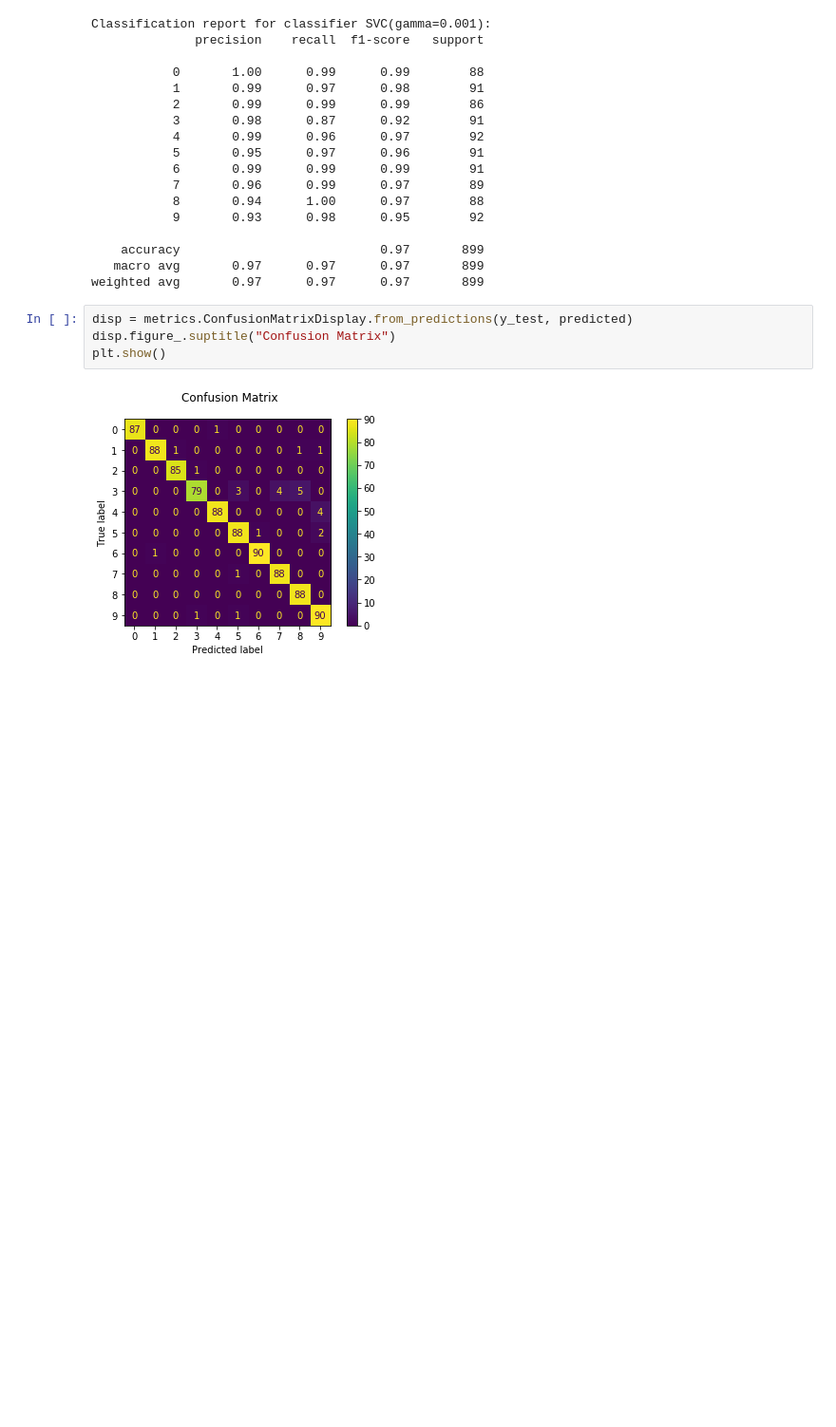
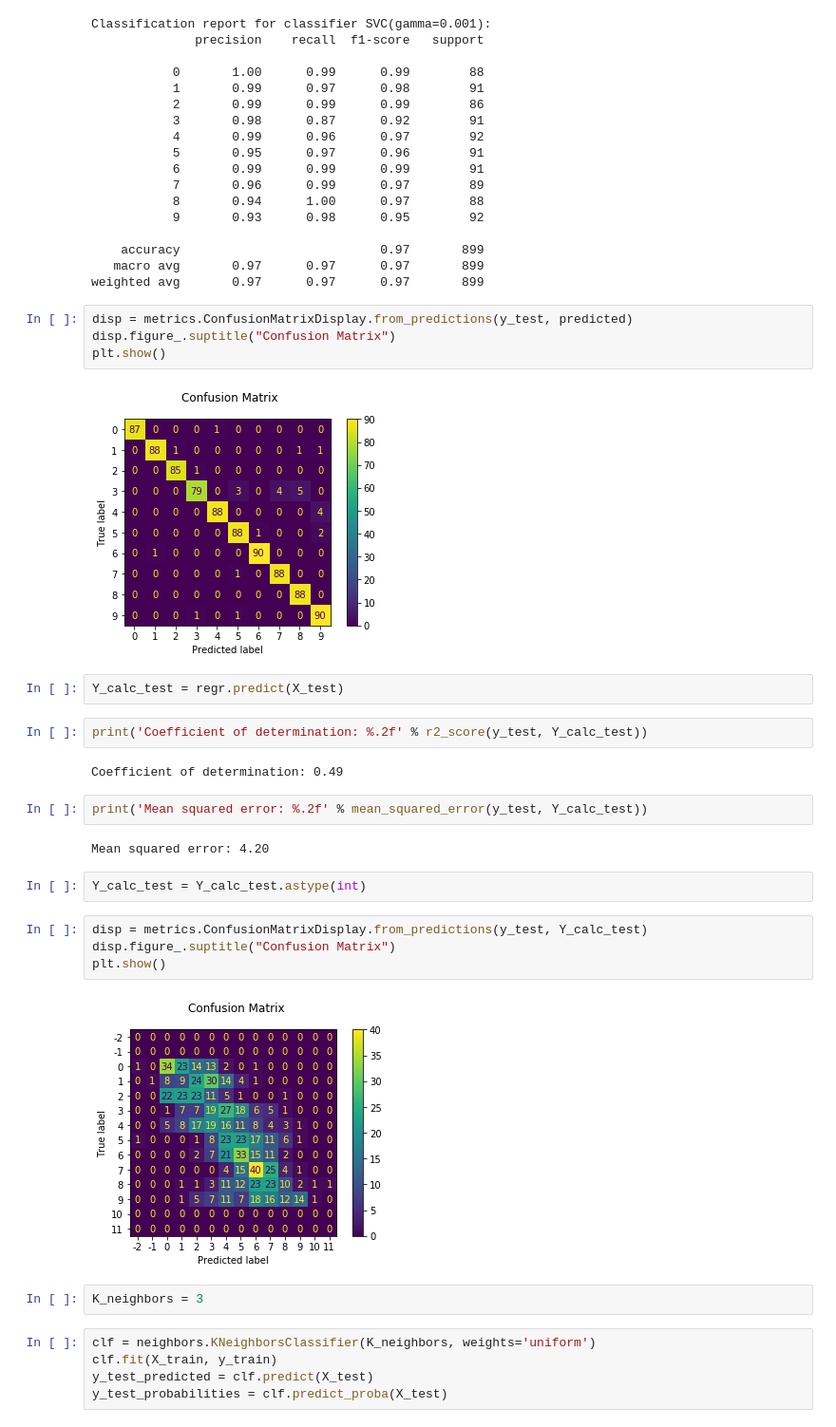
Before and after one commit to thisorrthat/QIAML, a Jupyter notebook: ML Samples.ipynb, the cells around one changed output. Shown at 95% size. Saved outputs shown, nothing was run; the diff lists cells and outputs as text; blank space fills up the shorter version.

```diff
--- a/ML Samples.ipynb
+++ b/ML Samples.ipynb
@@ -63,3 +64,28 @@ disp.figure_.suptitle("Confusion Matrix")
 plt.show()
 # %% [output]
 [figure]
+# %%
+Y_calc_test = regr.predict(X_test)
+# %%
+print('Coefficient of determination: %.2f' % r2_score(y_test, Y_calc_test))
+# %% [output]
+Coefficient of determination: 0.49
+# %%
+print('Mean squared error: %.2f' % mean_squared_error(y_test, Y_calc_test))
+# %% [output]
+Mean squared error: 4.20
+# %%
+Y_calc_test = Y_calc_test.astype(int)
+# %%
+disp = metrics.ConfusionMatrixDisplay.from_predictions(y_test, Y_calc_test)
+disp.figure_.suptitle("Confusion Matrix")
+plt.show()
+# %% [output]
+[figure, added]
+# %%
+K_neighbors = 3
+# %%
+clf = neighbors.KNeighborsClassifier(K_neighbors, weights='uniform')
+clf.fit(X_train, y_train)
+y_test_predicted = clf.predict(X_test)
+y_test_probabilities = clf.predict_proba(X_test)
```
Also changed, not shown: parts of 2 cells of this notebook.
